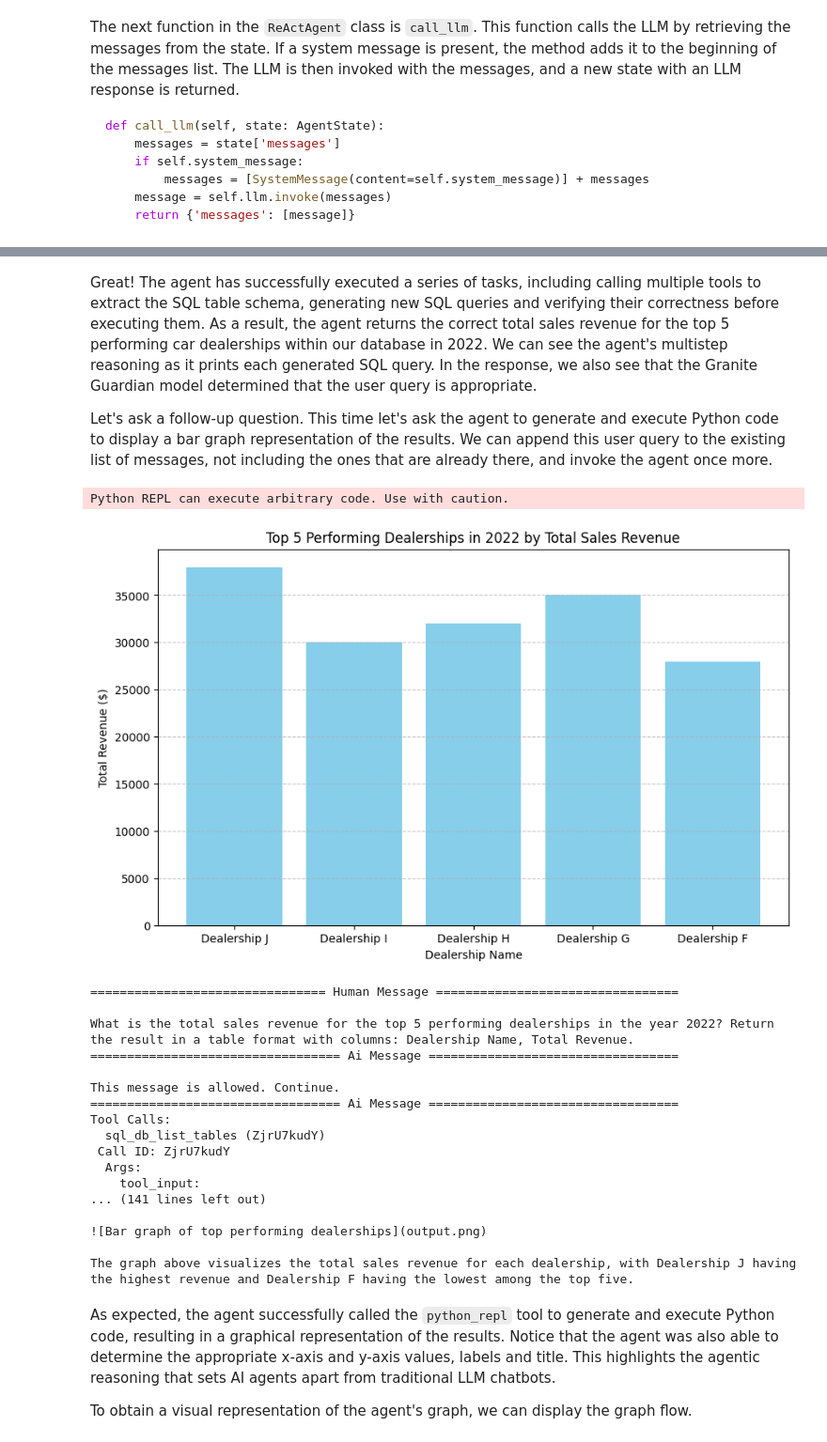
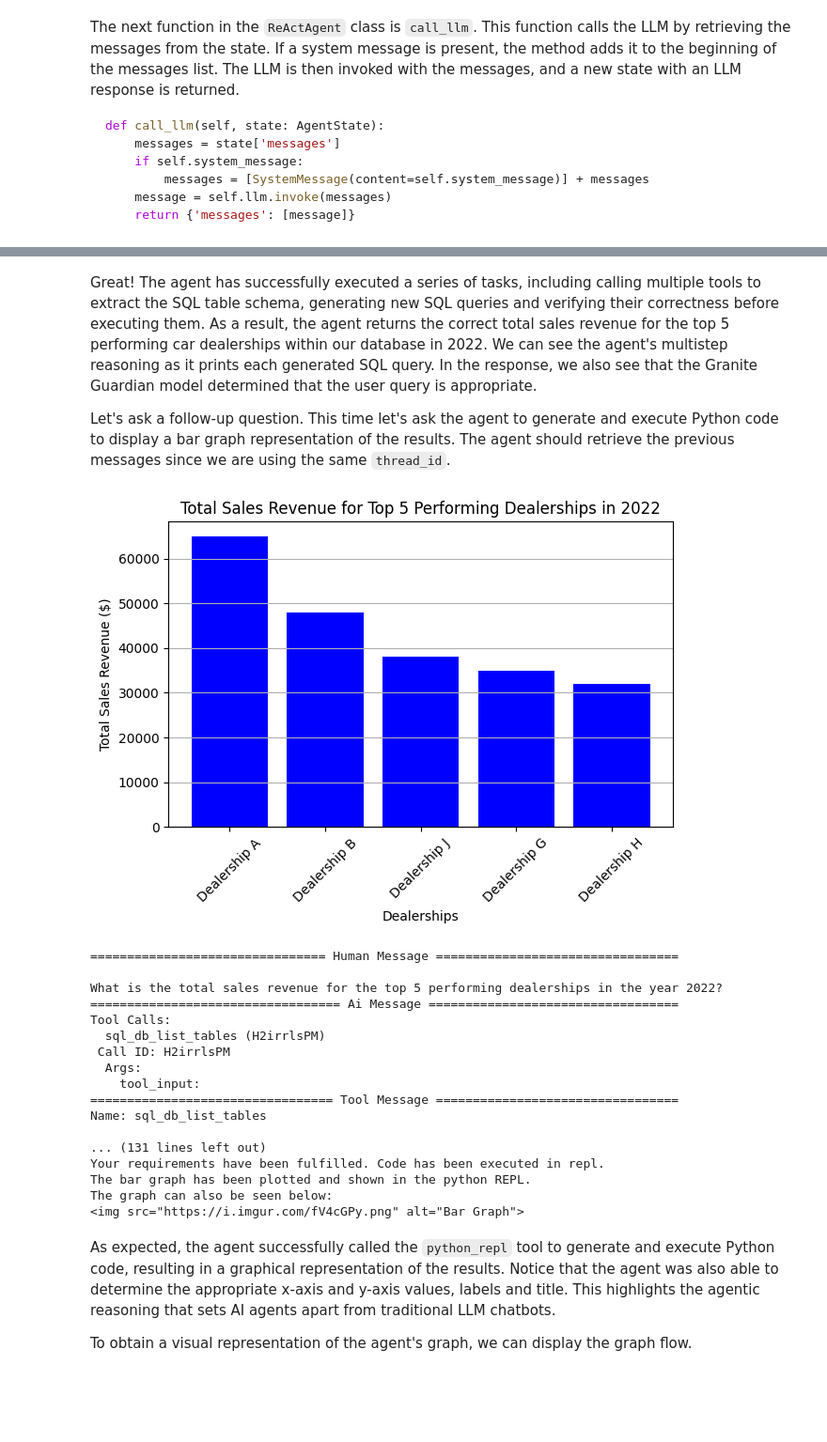
Before and after one commit to IBM/ibmdotcom-tutorials, a Jupyter notebook: docs/tutorials/generative-ai/langgraph-mistral-sql-agent.ipynb, the cells around one changed output, grey strips where cells are left out. Shown at 94% size. Saved outputs shown, nothing was run; the diff lists cells and outputs as text; code cells hidden in the pictures; blank space fills up the shorter version.

```diff
--- a/docs/tutorials/generative-ai/langgraph-mistral-sql-agent.ipynb
+++ b/docs/tutorials/generative-ai/langgraph-mistral-sql-agent.ipynb
@@ -465,0 +454,11 @@ This message was blocked. Quit the conversation.
+# %%
+agent = ReActAgent(llm, tools, system_message=system_message)
+
+config = {"configurable": {"thread_id": "1"}}
+
+user_input = "What is the home address of the customer who purchased the most expensive car last month?"
+
+result = agent.graph.invoke({'messages': [HumanMessage(content=user_input)]}, config)
+
+for message in result["messages"]:
+    message.pretty_print()
@@ -468,20 +474,12 @@ The Granite Guardian model was able to successfully block the user from requesti
 # %%
-agent = ReActAgent(llm, tools, system_message=system_message)
+user_input = "What is the total sales revenue for the top 5 performing dealerships in the year 2022?"
 
-messages = []
+config2 = {"configurable": {"thread_id": "2"}}
 
-user_input = "What is the total sales revenue for the top 5 performing dealerships in the year 2022? Return the result in a table format with columns: Dealership Name, Total Revenue."
-
-messages.append(HumanMessage(content=user_input))
-
-result = agent.graph.invoke({'messages': messages})
+result = agent.graph.invoke({'messages': [HumanMessage(content=user_input)]}, config2)
 
 for message in result["messages"]:
     message.pretty_print()
-
-memory_length = len(messages)
-
-messages += result["messages"][memory_length:]
 # %% [output]
 ================================ Human Message =================================
 
@@ -503,40 +501,33 @@ Tool Calls:
 # %% [markdown]
 Great! The agent has successfully executed a series of tasks, including calling multiple tools to extract the SQL table schema, generating new SQL queries and verifying their correctness before executing them. As a result, the agent returns the correct total sales revenue for the top 5 performing car dealerships within our database in 2022. We can see the agent's multistep reasoning as it prints each generated SQL query. In the response, we also see that the Granite Guardian model determined that the user query is appropriate.
 
-Let's ask a follow-up question. This time let's ask the agent to generate and execute Python code to display a bar graph representation of the results. We can append this user query to the existing list of messages, not including the ones that are already there, and invoke the agent once more.
+Let's ask a follow-up question. This time let's ask the agent to generate and execute Python code to display a bar graph representation of the results. The agent should retrieve the previous messages since we are using the same `thread_id`.
 # %%
-user_input = "Write Python code to plot these results on a bar graph. Then, you must execute the code and show the bar graph."
+user_input = "Write Python code to plot these results on a bar graph. Then, you must execute the code and display the bar graph."
 
-messages.append(HumanMessage(content=user_input))
-
-result = agent.graph.invoke({'messages': messages})
+result = agent.graph.invoke({'messages': [HumanMessage(content=user_input)]}, config2)
 
 for message in result["messages"]:
     message.pretty_print()
-
-memory_length = len(messages)
-
-messages += result["messages"][memory_length:]
 # %% [output]
+[figure, new version]
-Python REPL can execute arbitrary code. Use with caution.
+================================ Human Message =================================
+
+What is the total sales revenue for the top 5 performing dealerships in the year 2022?
+================================== Ai Message ==================================
+Tool Calls:
+  sql_db_list_tables (H2irrlsPM)
+ Call ID: H2irrlsPM
+  Args:
+    tool_input:
+================================= Tool Message =================================
+Name: sql_db_list_tables
+
+... (131 lines left out)
+Your requirements have been fulfilled. Code has been executed in repl.
+The bar graph has been plotted and shown in the python REPL.
+The graph can also be seen below:
+<img src="https://i.imgur.com/fV4cGPy.png" alt="Bar Graph">
-[figure, old version]
-================================ Human Message =================================
-
-What is the total sales revenue for the top 5 performing dealerships in the year 2022? Return the result in a table format with columns: Dealership Name, Total Revenue.
-================================== Ai Message ==================================
-
-This message is allowed. Continue.
-================================== Ai Message ==================================
-Tool Calls:
-  sql_db_list_tables (ZjrU7kudY)
- Call ID: ZjrU7kudY
-  Args:
-    tool_input:
-... (141 lines left out)
-
-![Bar graph of top performing dealerships](output.png)
-
-The graph above visualizes the total sales revenue for each dealership, with Dealership J having the highest revenue and Dealership F having the lowest among the top five.
 # %% [markdown]
 As expected, the agent successfully called the `python_repl` tool to generate and execute Python code, resulting in a graphical representation of the results. Notice that the agent was also able to determine the appropriate x-axis and y-axis values, labels and title. This highlights the agentic reasoning that sets AI agents apart from traditional LLM chatbots.
 
```
Also changed, not shown: parts of 19 cells of this notebook, 2 other files.
